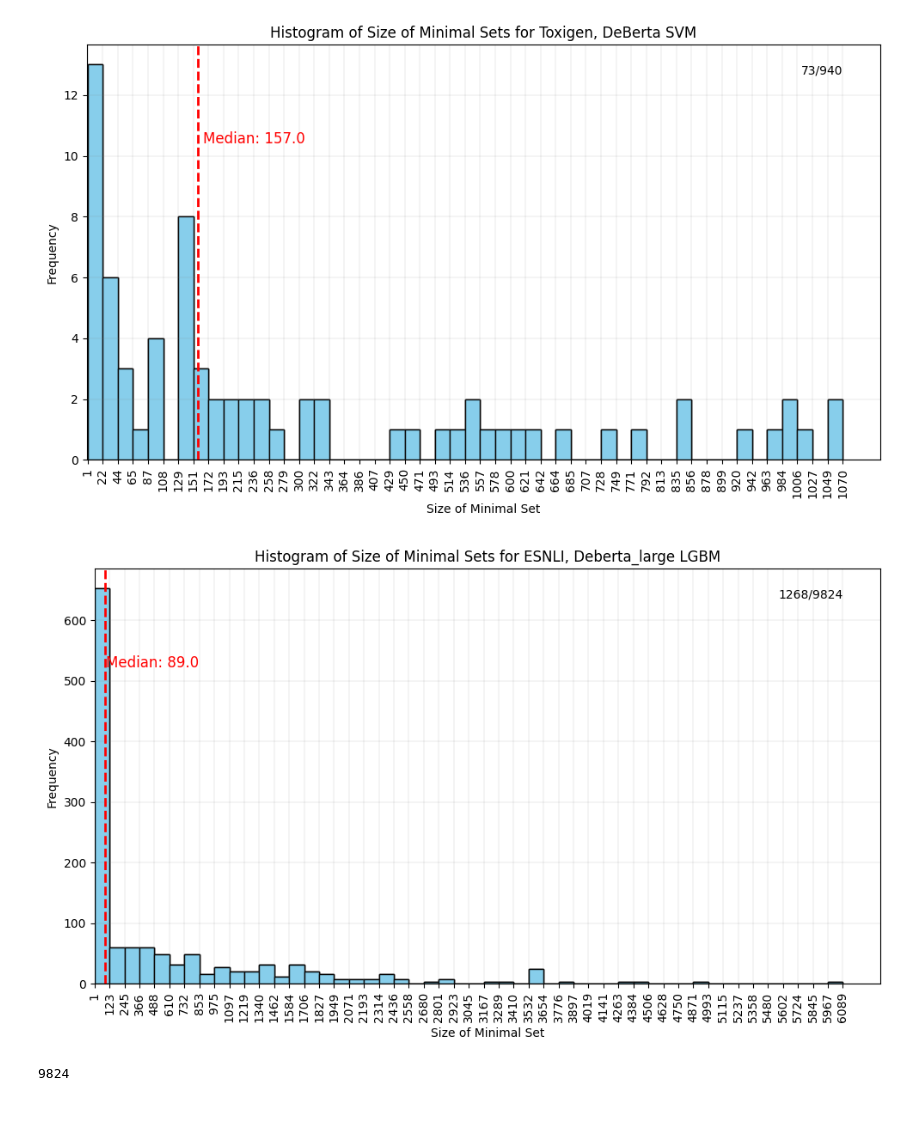
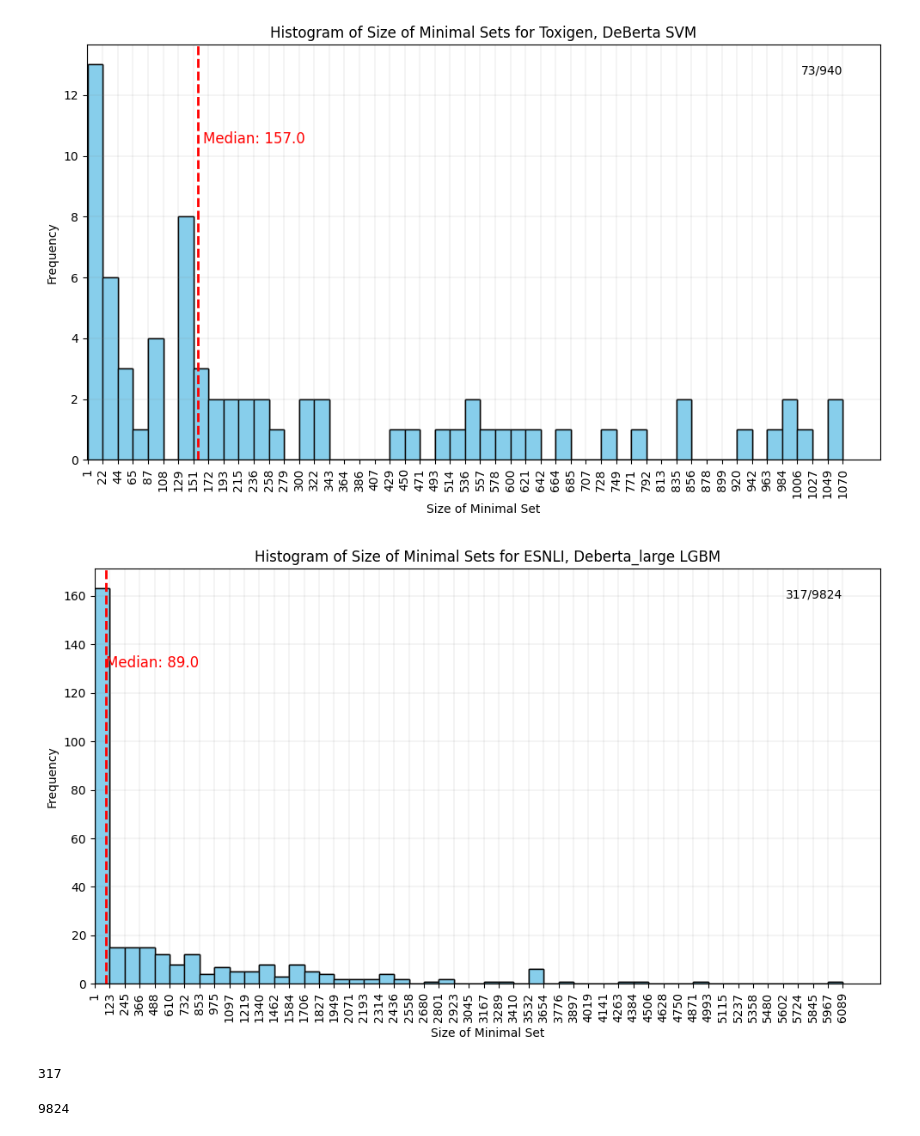
Before and after one commit to SamSoup/WrapperBox, a Jupyter notebook: MinimalSubsetToFlipPredictions/results/esnli/Visualize_esnli.ipynb, the cells around one changed output. Saved outputs shown, nothing was run; the diff lists cells and outputs as text; code cells hidden in the pictures.

```diff
--- a/MinimalSubsetToFlipPredictions/results/esnli/Visualize_esnli.ipynb
+++ b/MinimalSubsetToFlipPredictions/results/esnli/Visualize_esnli.ipynb
@@ -139,7 +65,7 @@ print(tabulate(df_details, headers='keys', tablefmt='psql', showindex=False))
 | eval    |             9842 | {0: 3329, 1: 3235, 2: 3278}       |
 +---------+------------------+-----------------------------------+
 # %%
-from typing import Iterable
+from typing import Iterable, List
 import matplotlib.pyplot as plt
 # plt.style.use('ggplot') # change this to others by checking plt.style.available
 
@@ -202,6 +128,18 @@ def plot_histogram(
     # plt.gca().spines['left'].set_color('black')
     plt.tight_layout()
     plt.show()
+
+def compute_subset_sizes(flip_list: List[List[int]]):
+    subset_sizes = []
+    for i, l in enumerate(flip_list):
+        if l is None or len(l) == 0:
+            subset_sizes.append(0)
+        else:
+            # compute the length of indices
+            subset_sizes.append(len(l))
+    subset_sizes = np.array(subset_sizes)
+
+    return subset_sizes
 # %%
 from typing import List, Union
 from sklearn import clone
@@ -213,9 +151,8 @@ import matplotlib.pyplot as plt
 
 def compute_subset_sizes(flip_list: List[List[int]]):
     subset_sizes = []
-    # compute some basic yang_flip_list
     for i, l in enumerate(flip_list):
-        if l is None:
+        if l is None or len(l) == 0:
             subset_sizes.append(0)
         else:
             # compute the length of indices
@@ -534,7 +471,7 @@ plot_histogram(
 [figure]
 # %%
 ## Visualize DT
-from utils.io import load_json
+from utils.io import load_json, load_pickle
 wrapper_name = "LGBM"
 
 ## NOTE: Used to process compiled subparts - uncomment as needed
@@ -549,40 +486,43 @@ wrapper_name = "LGBM"
 
 # # Loop through all files in the directory
 # for filename in sorted(os.listdir(directory)):
 #     if filename.endswith('.json'):
 #         file_path = os.path.join(directory, filename)
 #         with open(file_path, 'r') as file:
 #             data = json.load(file)
 #             combined_data.extend(data)
 
 # # Output file path
 # output_file = os.path.join(f'esnli_deberta_large_{wrapper_name}_minimal_subsets.json')
 
 # # Write the combined data to the output file
 # with open(output_file, 'w') as file:
 #     json.dump(combined_data, file, indent=4)
 
 # print(f"Combined JSON data written to {output_file}")
 
-data = load_json(f"{DATASET_NAME}_deberta_large_{wrapper_name}_minimal_subsets.json")
+flip_list = load_pickle(f"{DATASET_NAME}_{MODEL_NAME}_{wrapper_name}.pickle")
 
-num_examples = []
-for d in data:
-    if d['minimum_subset']:
-        num_examples.append(len(d['minimum_subset']))
+subset_sizes = compute_subset_sizes(flip_list)
+# filter to subsets w/out 0
+subset_sizes = [sz for sz in subset_sizes if sz > 0]
 
 plot_histogram(
     dataset_name=DATASET_NAME.upper(),
     algo_name=f"{MODEL_NAME.capitalize()} {wrapper_name.upper()}",
-    num_examples_per_subset=num_examples,
+    num_examples_per_subset=subset_sizes,
     test_labels=test_labels,
     bins=50,
     tick_threshold=100,
     tick_percentage_to_show=0.5,
     figsize=(10, 6)
 )
 # %% [output]
-[figure, old version]
+[figure, new version]
+# %%
+len([l for l in flip_list if l])
+# %% [output]
+317
 # %%
 data = load_json("LGBM_compiled/esnli_deberta_large_LGBM_minimal_subsets.json")
 len(data)
```
Also changed, not shown: parts of 3 cells of this notebook, 1 other file.
